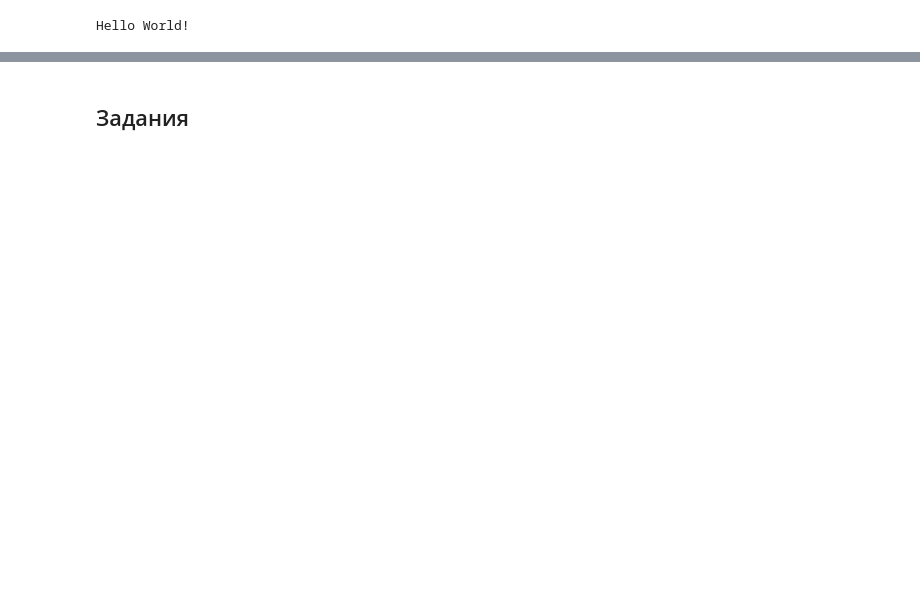
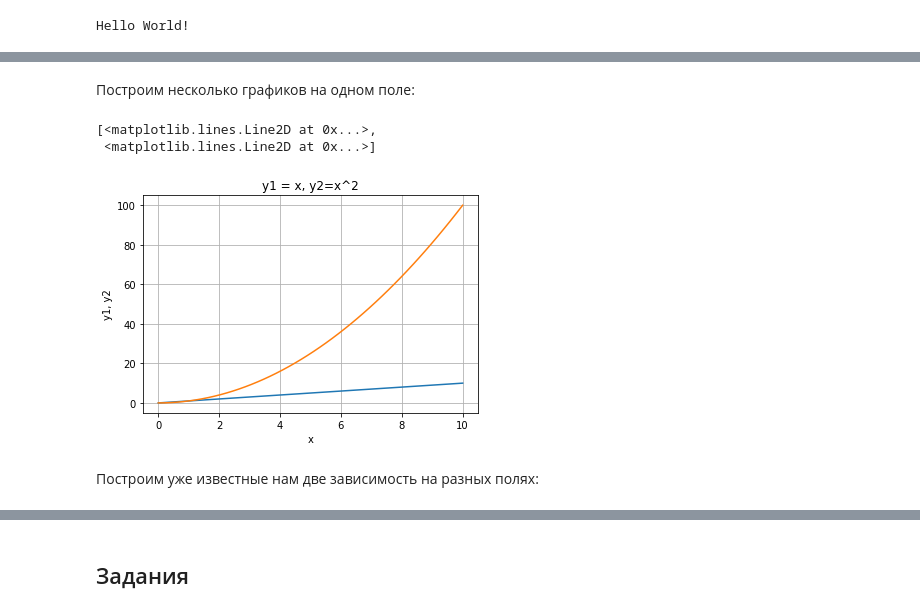
Before and after one commit to MietLabsStorage/EMDSW, a Jupyter notebook: ЭМРПО_лаб1.ipynb, the cells around one changed output, grey strips where cells are left out. Drawn from its saved outputs; the diff is of its cells as text; code cells hidden in the pictures; blank space fills up the shorter version.

```diff
--- a/ЭМРПО_лаб1.ipynb
+++ b/ЭМРПО_лаб1.ipynb
@@ -48,12 +107,20 @@ import matplotlib.pyplot as plt
+# %% [markdown]
+Построим несколько графиков на одном поле:
 # %%
 x = np.linspace(0, 10, 50)
 y1 = x
 y2 = [i**2 for i in x]
 plt.title('y1 = x, y2=x^2')
 plt.xlabel('x')
 plt.ylabel('y1, y2')
 plt.grid()
-plt.plot(x,y1, 'r--', x, y2, 'b*')
+plt.plot(x,y1, x, y2)
+# %% [output]
+[<matplotlib.lines.Line2D at 0x...>,
+ <matplotlib.lines.Line2D at 0x...>]
+[figure, added]
+# %% [markdown]
+Построим уже известные нам две зависимость на разных полях:
 # %%
 x = np.linspace(0, 10, 50)
 y1 = x
```
Also changed, not shown: parts of 26 cells of this notebook.
